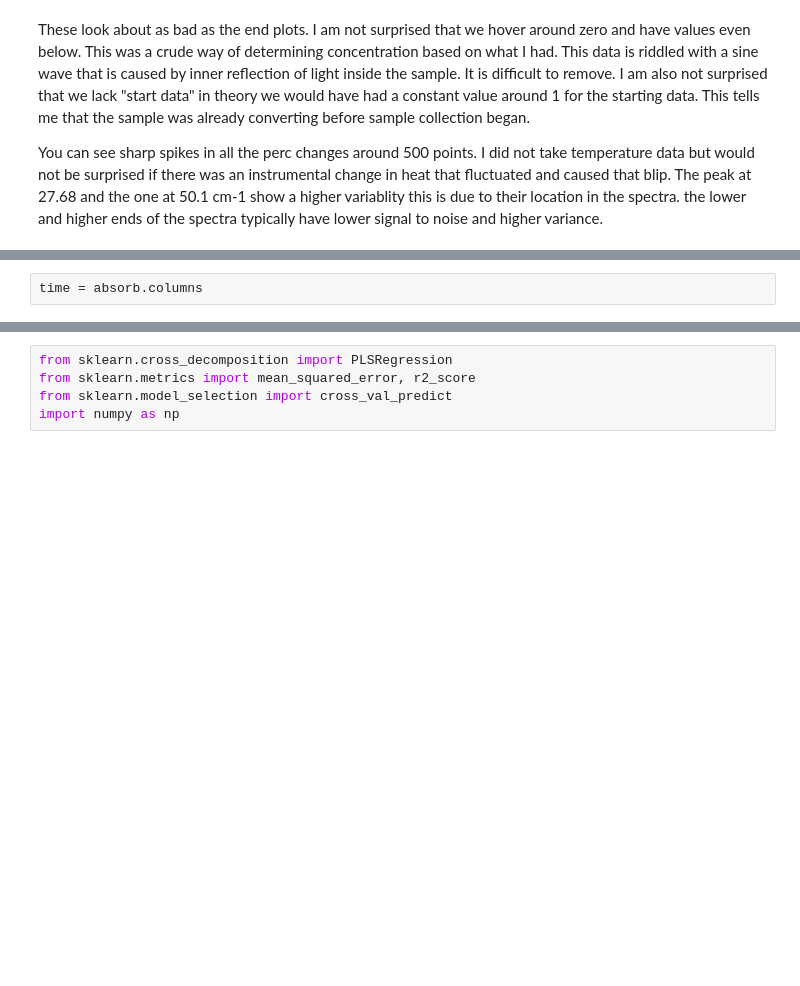
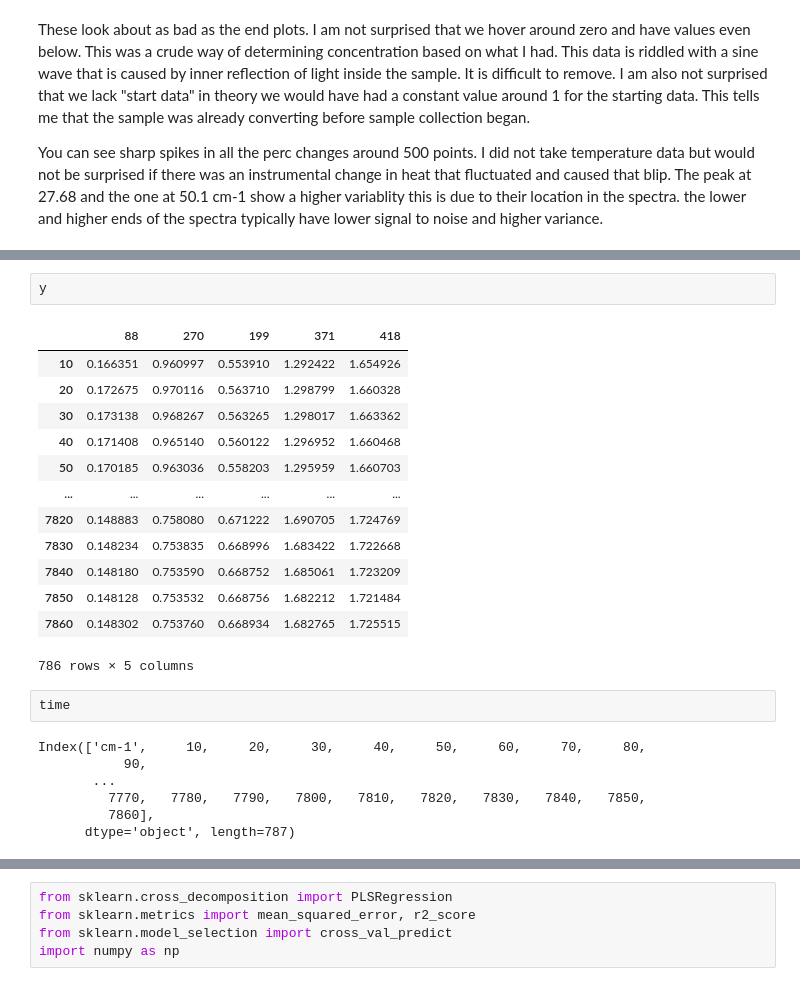
Before and after one commit to michaellaephillips/THzProject, a Jupyter notebook: THzProject.ipynb, the cells around one changed output, grey strips where cells are left out. Drawn from its saved outputs; the diff is of its cells as text; blank space fills up the shorter version.

```diff
--- a/THzProject.ipynb
+++ b/THzProject.ipynb
@@ -151,2 +194,25 @@ pandas.core.indexes.base.Index
+# %%
+y
+# %% [output]
+|  | 88 | 270 | 199 | 371 | 418 |
+| 10 | 0.166351 | 0.960997 | 0.553910 | 1.292422 | 1.654926 |
+| 20 | 0.172675 | 0.970116 | 0.563710 | 1.298799 | 1.660328 |
+| 30 | 0.173138 | 0.968267 | 0.563265 | 1.298017 | 1.663362 |
+| 40 | 0.171408 | 0.965140 | 0.560122 | 1.296952 | 1.660468 |
+| 50 | 0.170185 | 0.963036 | 0.558203 | 1.295959 | 1.660703 |
+| ... | ... | ... | ... | ... | ... |
+| 7820 | 0.148883 | 0.758080 | 0.671222 | 1.690705 | 1.724769 |
+| 7830 | 0.148234 | 0.753835 | 0.668996 | 1.683422 | 1.722668 |
+| 7840 | 0.148180 | 0.753590 | 0.668752 | 1.685061 | 1.723209 |
+| 7850 | 0.148128 | 0.753532 | 0.668756 | 1.682212 | 1.721484 |
+| 7860 | 0.148302 | 0.753760 | 0.668934 | 1.682765 | 1.725515 |
+786 rows × 5 columns
 # %%
-time = absorb.columns
+time
+# %% [output]
+Index(['cm-1',     10,     20,     30,     40,     50,     60,     70,     80,
+           90,
+       ...
+         7770,   7780,   7790,   7800,   7810,   7820,   7830,   7840,   7850,
+         7860],
+      dtype='object', length=787)
```
Also changed, not shown: parts of 29 cells of this notebook.
